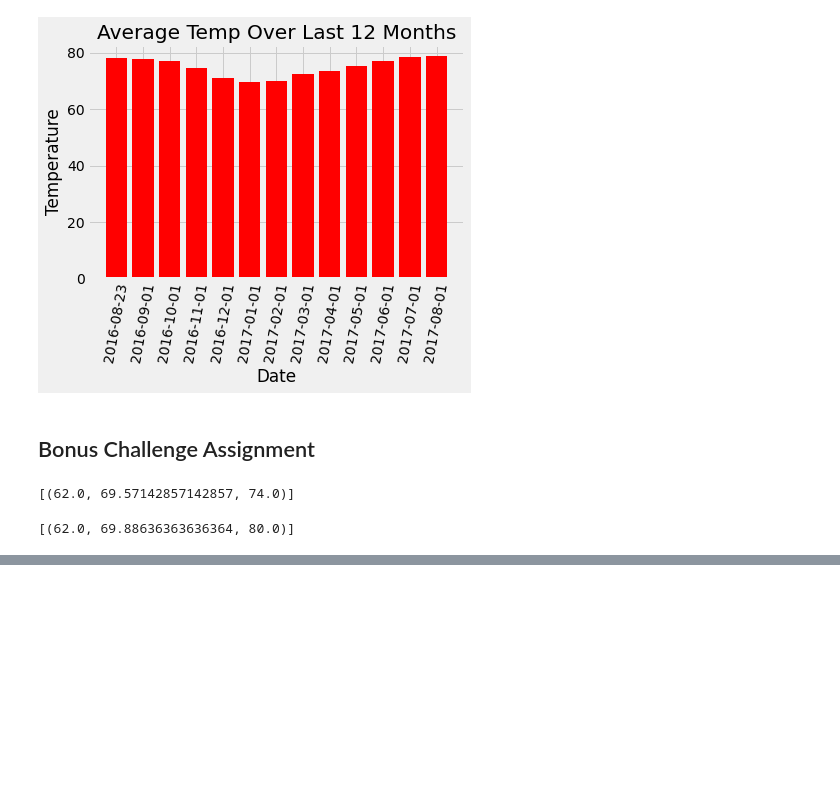
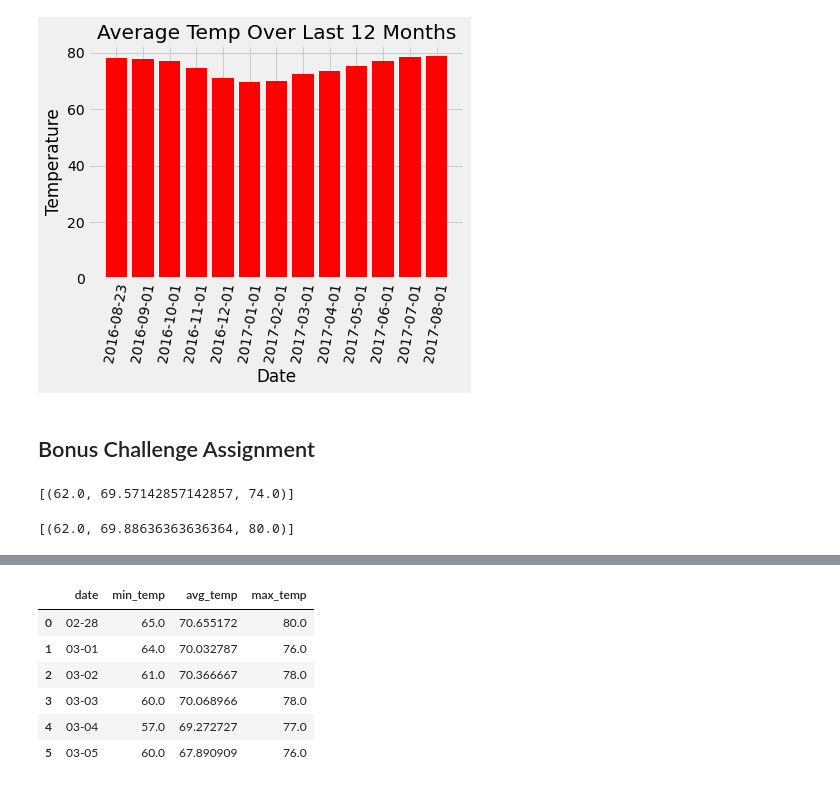
Before and after one commit to mltolman/sqlalchemy-challenge, a Jupyter notebook: Instructions/climate_starter.ipynb, the cells around one changed output, grey strips where cells are left out. Cells and saved outputs as stored; diff of their text form; code cells hidden in the pictures; blank space fills up the shorter version.

```diff
--- a/Instructions/climate_starter.ipynb
+++ b/Instructions/climate_starter.ipynb
@@ -246,4 +297,25 @@ daily_normals("01-01")
 # %%
 # Load the previous query results into a Pandas DataFrame and add the `trip_dates` range as the `date` index
+dates_df = pd.DataFrame(date, columns = ['date'])
+dates_df
+
+
+
+
+
+normals_temp = [normal[0] for normal in normals]
+normals_temp
+normals_df = pd.DataFrame(normals_temp, columns = ['min_temp','avg_temp', 'max_temp'])
+normals_df
+daily_norms_df = pd.concat([dates_df, normals_df], axis = 1)
+daily_norms_df
+# %% [output]
+|  | date | min_temp | avg_temp | max_temp |
+| 0 | 02-28 | 65.0 | 70.655172 | 80.0 |
+| 1 | 03-01 | 64.0 | 70.032787 | 76.0 |
+| 2 | 03-02 | 61.0 | 70.366667 | 78.0 |
+| 3 | 03-03 | 60.0 | 70.068966 | 78.0 |
+| 4 | 03-04 | 57.0 | 69.272727 | 77.0 |
+| 5 | 03-05 | 60.0 | 67.890909 | 76.0 |
 # %%
 # Plot the daily normals as an area plot with `stacked=False`
```
Also changed, not shown: parts of 6 cells of this notebook.
